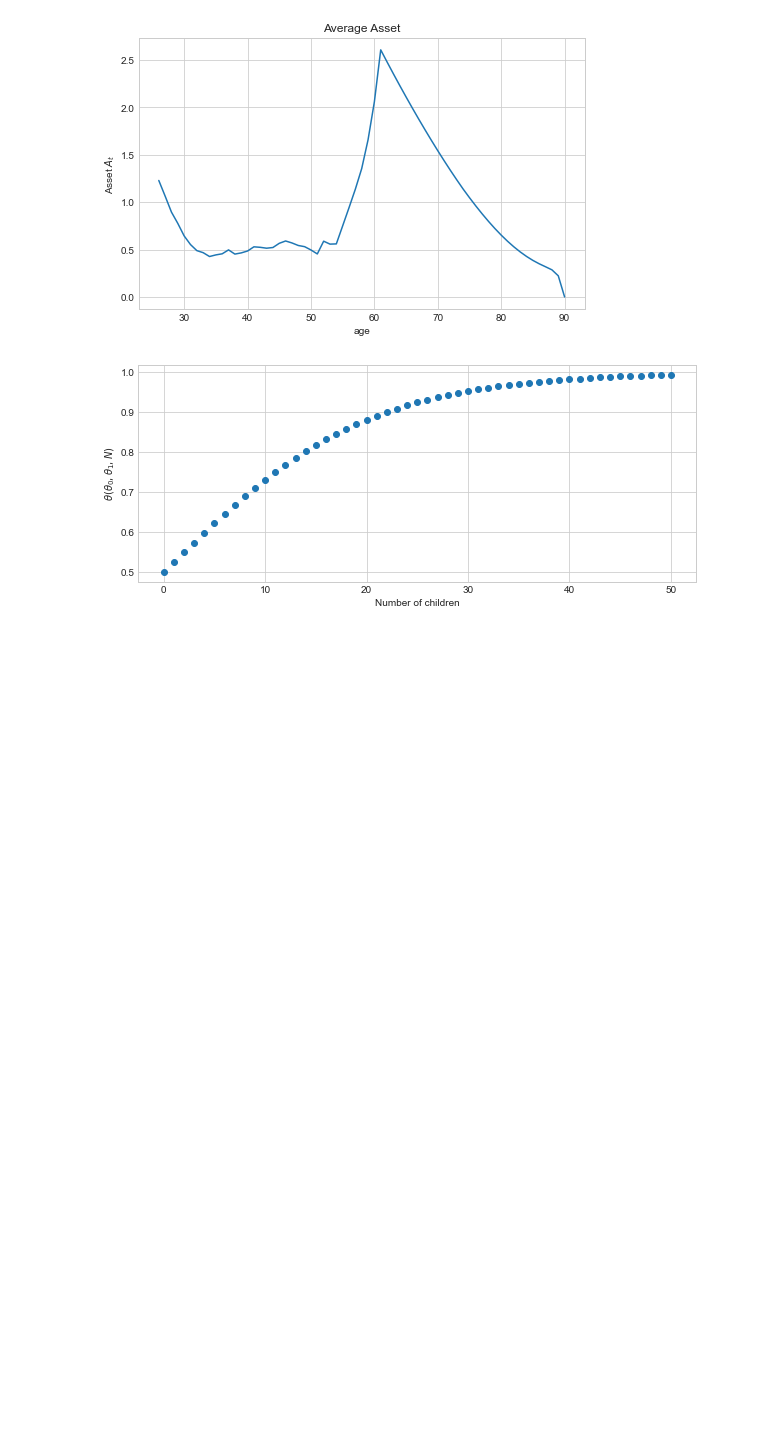
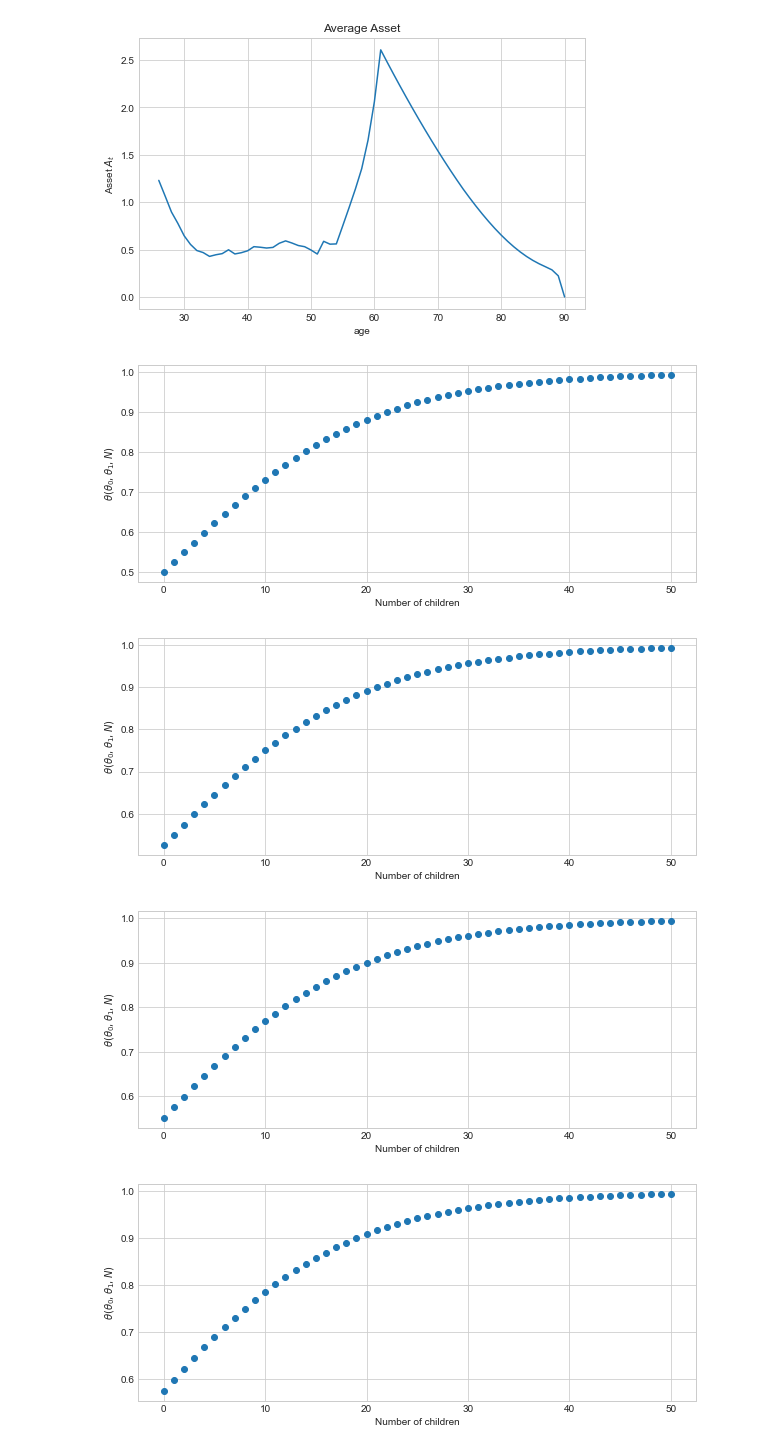
Before and after one commit to emilblicher/DP2021, a Jupyter notebook: Model w VFI/Sims.ipynb, the cells around one changed output. Cells and saved outputs as stored; diff of their text form; code cells hidden in the pictures; blank space fills up the shorter version.

```diff
--- a/Model w VFI/Sims.ipynb
+++ b/Model w VFI/Sims.ipynb
@@ -103,19 +101,16 @@ plt.show()
 def theta(theta0,theta1,N):
     return 1/(1+(np.exp(-(theta0+theta1*N))))
 
-theta0 = 0
-theta1 = 0.1
-N_list = [N for N in range(51)]
-theta_list = []
+def theta_fig(theta0,theta1):
+    N_list = [N for N in range(51)]
+    theta_list = []
 
-for N in N_list:
-    theta_list.append(theta(theta0,theta1,N))
+    for N in N_list:
+        theta_list.append(theta(theta0,theta1,N))
 
-fig = plt.figure(figsize=(10,4))# figsize is in inches...
-ax = fig.add_subplot(1,1,1)
-ax.plot(N_list,theta_list,'o')
-ax.set_xlabel(f"Number of children")
-ax.set_ylabel(f"$\\theta(\\theta_0,\\theta_1,N)$")
-plt.show()
+    fig = plt.figure(figsize=(10,4))# figsize is in inches...
+    ax = fig.add_subplot(1,1,1)
+    ax.plot(N_list,theta_list,'o')
+    ax.set_xlabel(f"Number of children")
+    ax.set_ylabel(f"$\\theta(\\theta_0,\\theta_1,N)$")
+    plt.show()
-# %% [output]
-[figure, removed]
@@ -158,0 +117,12 @@ sol.mean_c2 = np.mean(sol.c2, 1)
+# %%
+theta0 = [t for t in np.linspace(0,1,11)]
+theta0 = theta0[:10]
+theta1 = [t for t in np.linspace(0.1,1,10)]
+
+for t0 in theta0:
+    theta_fig(t0,theta1=0.1)
+# %% [output]
+[figure, added]
+[figure, added]
+[figure, added]
+[figure, added]
```
Also changed, not shown: parts of 13 cells of this notebook, 7 other files.
